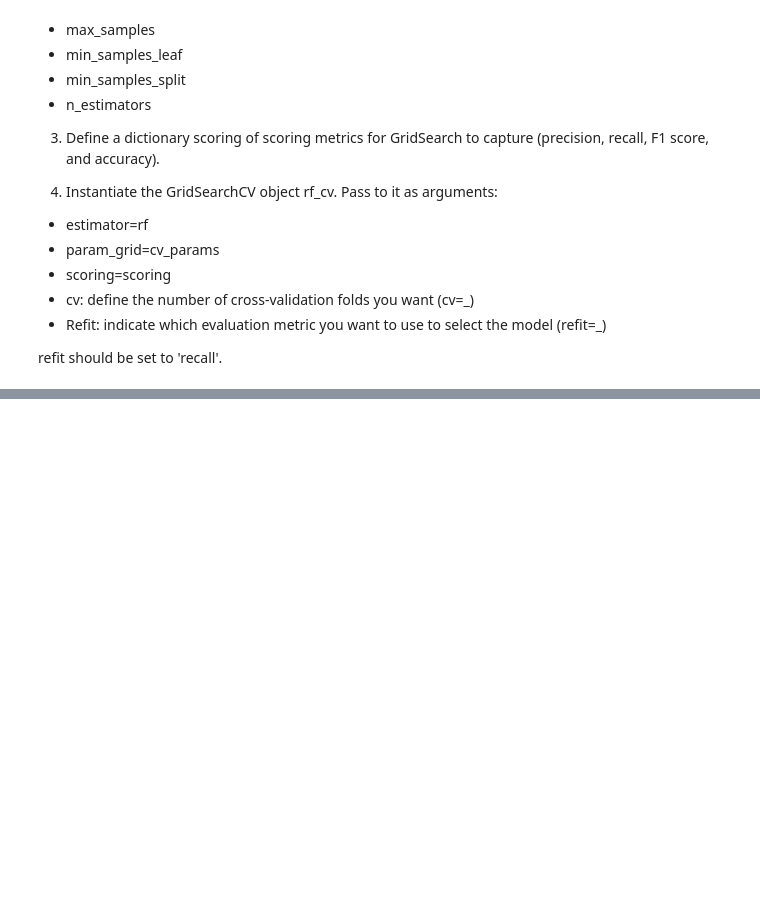
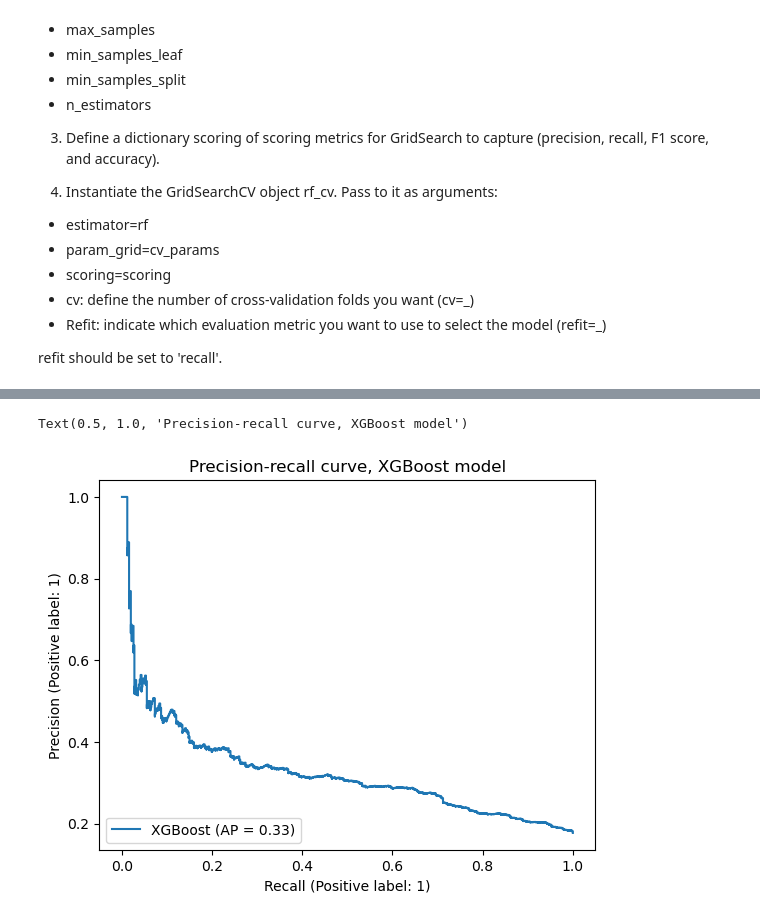
Before and after one commit to dvlanl/predicting_waze_customer_churn, a Jupyter notebook: build_machine_learning_model.ipynb, the cells around one changed output, grey strips where cells are left out. Drawn from its saved outputs; the diff is of its cells as text; code cells hidden in the pictures; blank space fills up the shorter version.

```diff
--- a/build_machine_learning_model.ipynb
+++ b/build_machine_learning_model.ipynb
@@ -385,0 +687,9 @@ AttributeError: 'GridSearchCV' object has no attribute 'best_score_'
+# %%
+# Plot precision-recall curve
+display = PrecisionRecallDisplay.from_estimator(
+    xgb_cv.best_estimator_, X_test, y_test, name='XGBoost'
+    )
+plt.title('Precision-recall curve, XGBoost model')
+# %% [output]
+Text(0.5, 1.0, 'Precision-recall curve, XGBoost model')
+[figure, added]
```
Also changed, not shown: parts of 54 cells of this notebook.
